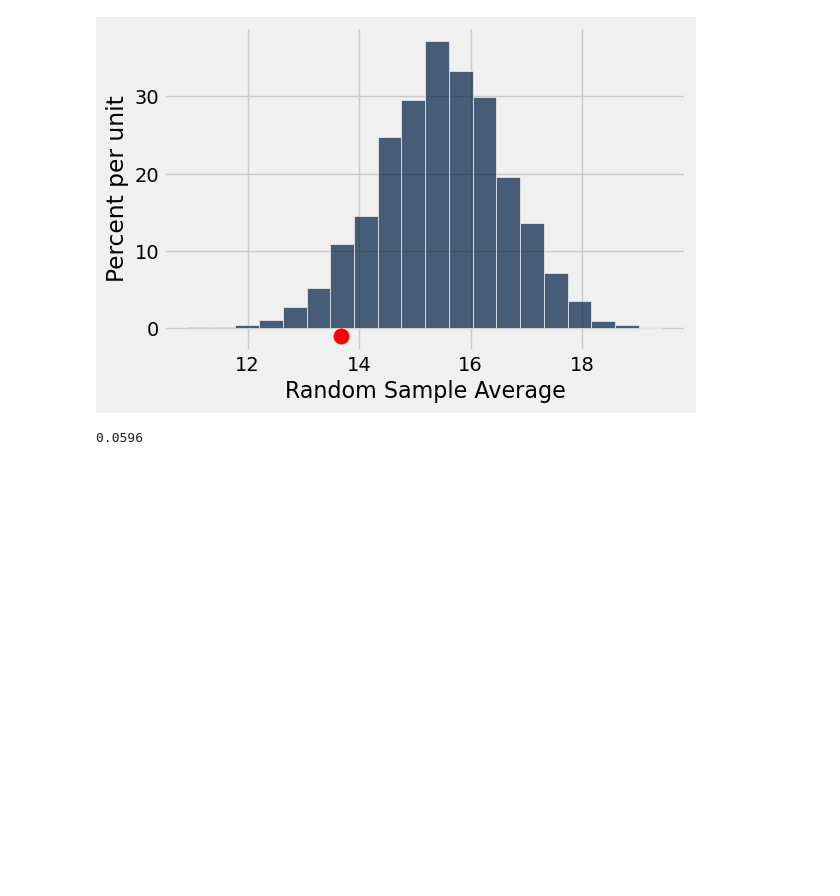
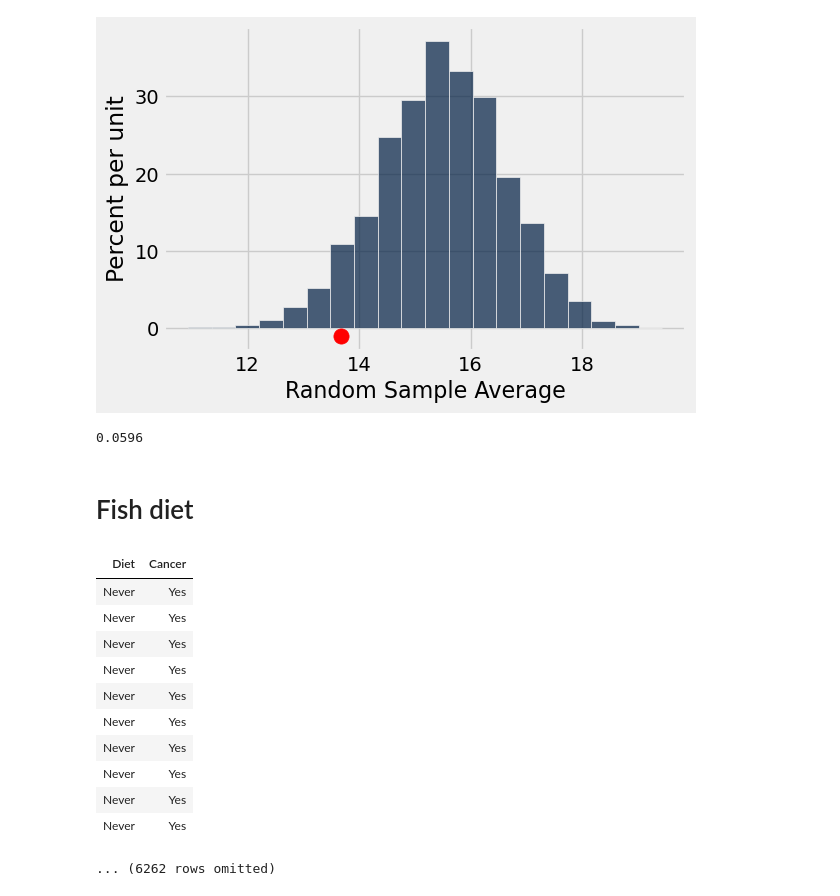
Before and after one commit to lawtonsclass/f24-code-from-class, a Jupyter notebook: data8-practice/ch11.ipynb, the cells around one changed output. Saved outputs shown, nothing was run; the diff lists cells and outputs as text; code cells hidden in the pictures; blank space fills up the shorter version.

```diff
--- a/data8-practice/ch11.ipynb
+++ b/data8-practice/ch11.ipynb
@@ -331,3 +331,21 @@ np.count_nonzero(sample_averages <= section_3_average) / simulations
 0.0596
 # %%
 # What would you do if you were the teacher?
+# %% [markdown]
+# Fish diet
+# %%
+diet = Table.read_table('data/fish-diet.csv')
+diet
+# %% [output]
+| Diet | Cancer |
+| Never | Yes |
+| Never | Yes |
+| Never | Yes |
+| Never | Yes |
+| Never | Yes |
+| Never | Yes |
+| Never | Yes |
+| Never | Yes |
+| Never | Yes |
+| Never | Yes |
+... (6262 rows omitted)
```
Also changed, not shown: parts of 14 cells of this notebook, 1 other file.
